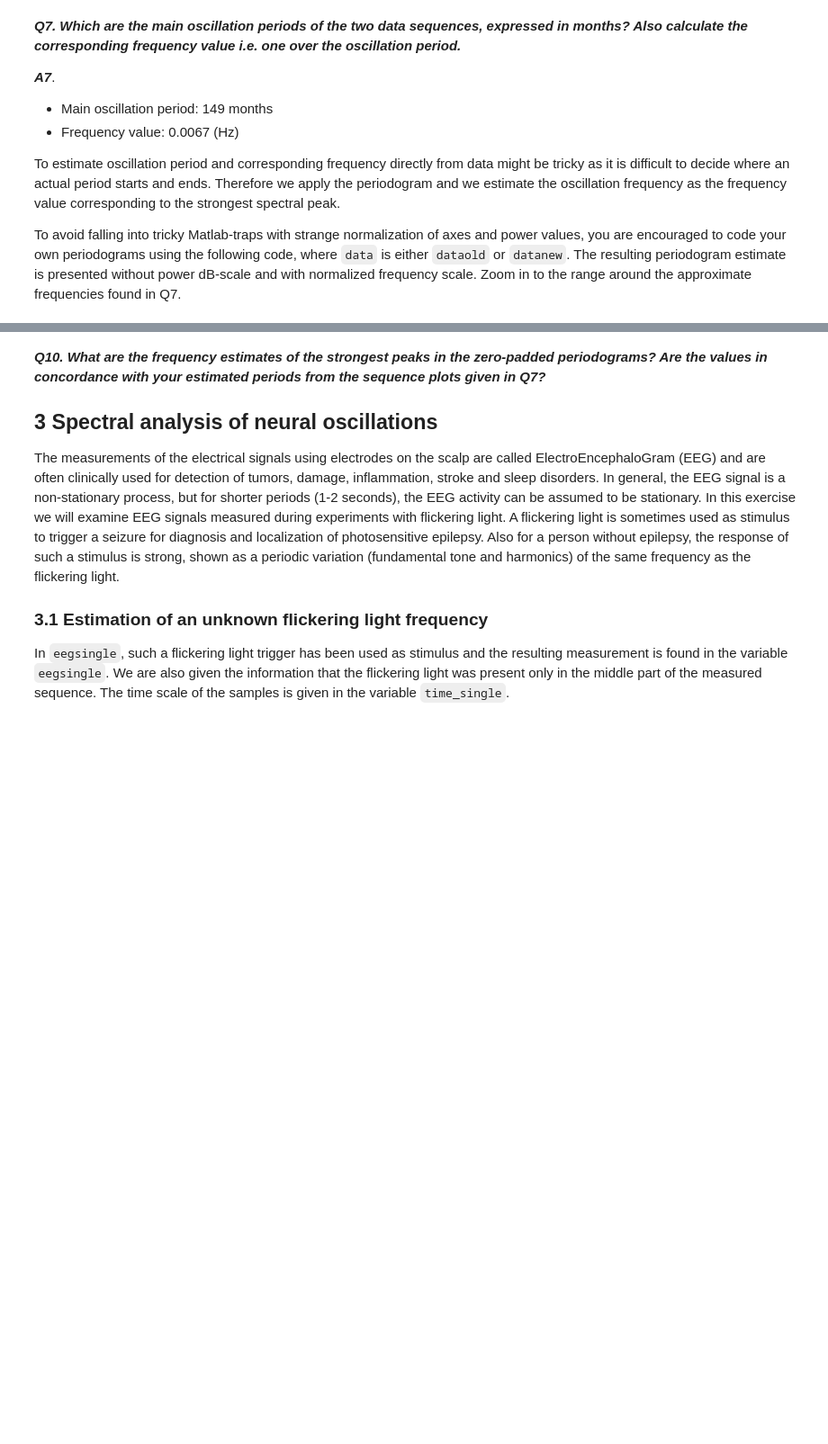
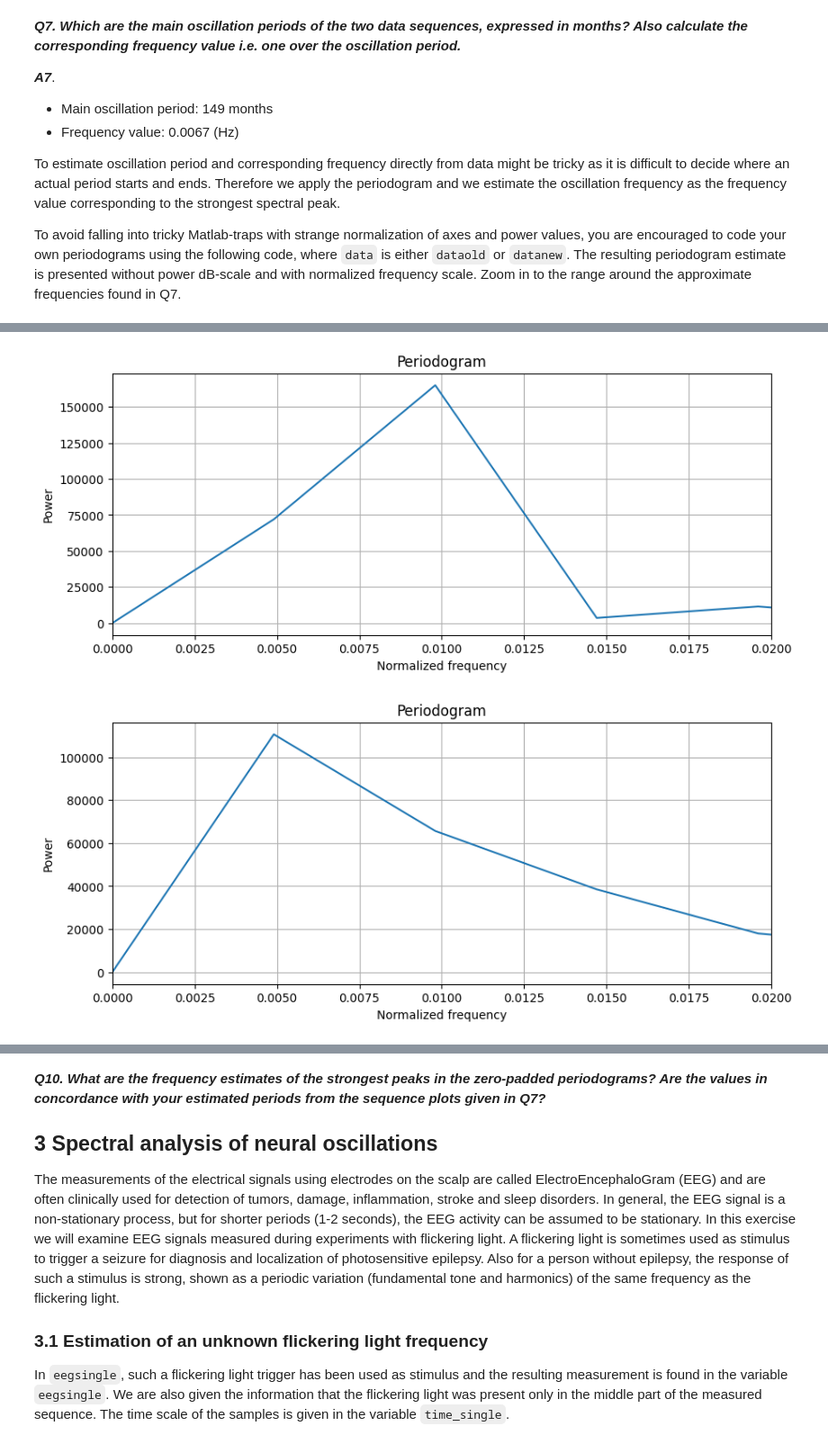
Before and after one commit to axellangenskiold/fmsf10, a Jupyter notebook: pythonLab3.ipynb, the cells around one changed output, grey strips where cells are left out. Shown at 90% size. Drawn from its saved outputs; the diff is of its cells as text; code cells hidden in the pictures; blank space fills up the shorter version.

```diff
--- a/pythonLab3.ipynb
+++ b/pythonLab3.ipynb
@@ -370,2 +378,40 @@ To avoid leakage from the power at frequency zero, which might hide the interest
+# %%
+# Write your own code below
+data0 = dataold - np.mean(dataold)
+data1 = datanew - np.mean(datanew)
+
+#dataold
+N = len(data0)
+X = fft(data0)
+Rhat = (X*np.conj(X))/N
+f = np.arange(N)/N
+
+plt.figure(figsize=(10,4))
+plt.plot(f,Rhat)
+plt.xlabel("Normalized frequency")
+plt.ylabel("Power")
+plt.xlim(0.00, 0.02)
+plt.title("Periodogram")
+plt.grid(True)
+
+#datanew
+N = len(data1)
+X = fft(data1)
+Rhat = (X*np.conj(X))/N
+f = np.arange(N)/N
+
+plt.figure(figsize=(10,4))
+plt.plot(f,Rhat)
+
+#plt.plot(f, 10*np.log10(Rhat));
+plt.xlabel("Normalized frequency")
+plt.ylabel("Power")
+plt.xlim(0.00, 0.02)
+plt.title("Periodogram")
+plt.grid(True)
+plt.show()
+# %% [output]
+[figure, added]
+[figure, added]
 # %% [markdown]
 ***Q9. What is the difference between the periodograms of the zero-mean signals and the original signals?***
```
Also changed, not shown: parts of 10 cells of this notebook.
